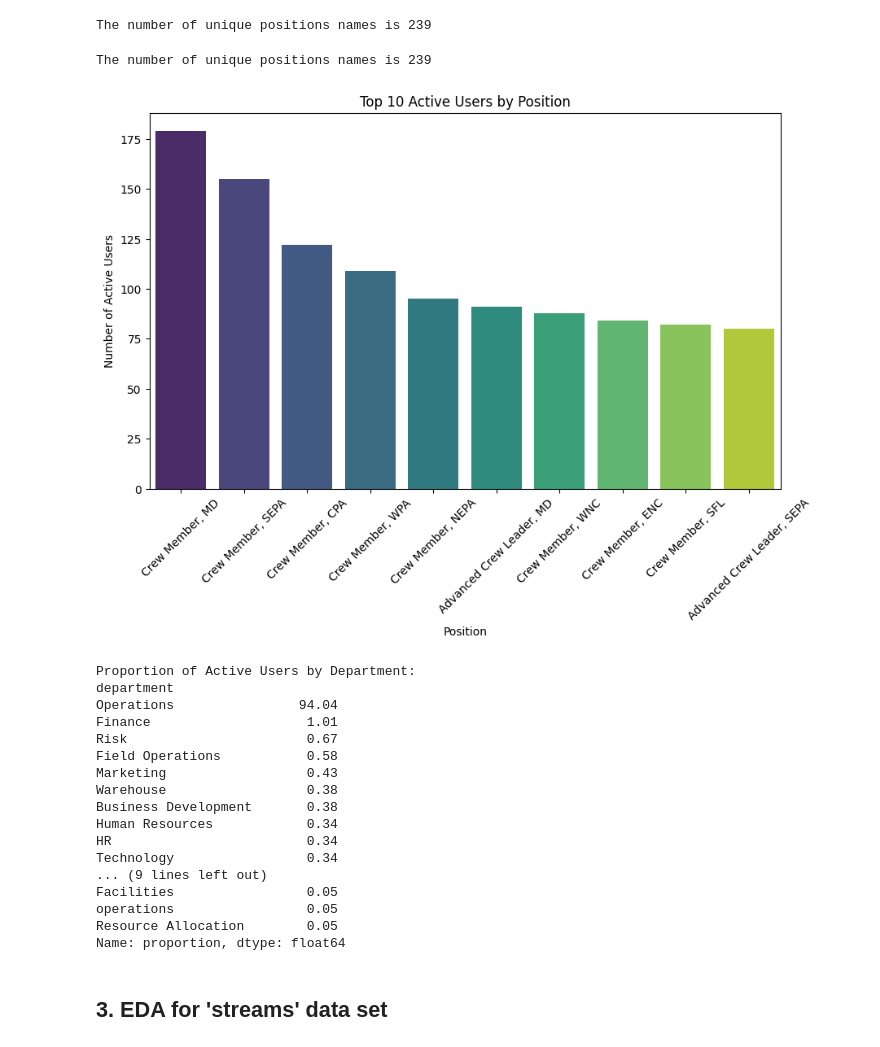
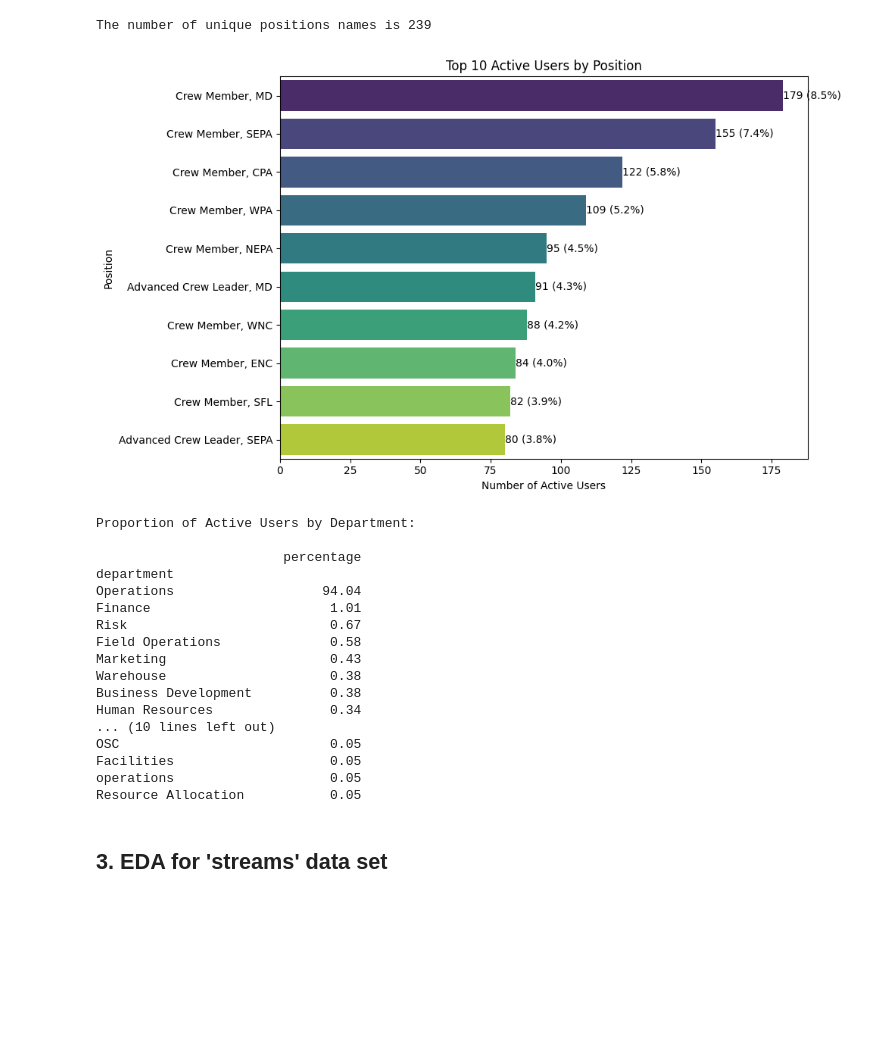
Before and after one commit to edupache/thesis_GenAI, a Jupyter notebook: EDA/EDA_users_datasets.ipynb, the cells around one changed output. Cells and saved outputs as stored; diff of their text form; code cells hidden in the pictures; blank space fills up the shorter version.

Commit message:
EDA seaborn changes

```diff
--- a/EDA/EDA_users_datasets.ipynb
+++ b/EDA/EDA_users_datasets.ipynb
@@ -60,11 +52,8 @@ print(BASE_PATH)
 This dataset contains information about the users in the system. It includes attributes such as user ID, name, age, and gender.
 # %%
 # Users data
-#path = "data\\production_datasets\\FlaggerForce\\users_export"
-path_rel = "/data/production_datasets/FlaggerForce/users_export"
-path = os.path.join(BASE_PATH,path_rel)
-print(BASE_PATH)
-print(path)
+# path = "/home/ubuntu/thesis_GenAI/data/production_datasets/FlaggerForce/users_export"   # path in vm
+path = "C:\\Users\\eduar\\Documents\\Master_Thesis\\GenAI_Thesis_Beekeeper\\data\\production_datasets\\FlaggerForce\\users_export"  # Local path
 
 file_name = "flaggerforce_users_2024-03-05T23-44-35.xlsx"
 file_path = os.path.join(path, file_name)
@@ -199,58 +199,59 @@ fig.show()
 # %% [output]
 The number of unique positions names is 239
 # %%
-import pandas as pd
 import seaborn as sns
 import matplotlib.pyplot as plt
 
-# Assuming df_users is your DataFrame and it has been loaded correctly
-
-# Filter out only active users
+# Active Users by Position
+# Filter active users
 df_users_active = df_users[df_users['state'] == 'active']
 
-# Display number of unique position names
-print(f"The number of unique positions names is {df_users_active['display_name_extension'].nunique()}")
+# Group by display_name_extension and count active users
+position_size = df_users_active.groupby('display_name_extension')['state'].value_counts().unstack().fillna(0).sort_values('active', ascending=False).head(10)
 
-# Group by position and count active users, then sort and get the top 10
-position_size = df_users_active.groupby('display_name_extension').size().reset_index(name='counts')
-top_positions = position_size.sort_values(by='counts', ascending=False).head(10)
+# Plotting with Seaborn
+plt.figure(figsize=(10, 6))
+sns.barplot(x=position_size['active'], y=position_size.index, palette='viridis')
 
-# Plotting with seaborn
-plt.figure(figsize=(10, 6))
-bar_plot = sns.barplot(x='display_name_extension', y='counts', data=top_positions, palette='viridis')
+# Add annotations (number of active users and percentages)
+for i, (value, label) in enumerate(zip(position_size['active'], position_size.index)):
+    plt.text(value, i, f'{value} ({value / df_users_active.shape[0]:.1%})', va='center')
+
 plt.title('Top 10 Active Users by Position')
-plt.xlabel('Position')
-plt.ylabel('Number of Active Users')
-plt.xticks(rotation=45)  # Rotate the position names for better visibility if necessary
-
-# Show the plot
+plt.xlabel('Number of Active Users')
+plt.ylabel('Position')
+plt.tight_layout()
 plt.show()
 # %% [output]
-The number of unique positions names is 239
-[figure, old version]
+[figure, new version]
 # %%
-# Active users proportions by department
-operations_percent = df_users_active['department'].value_counts(normalize=True).mul(100).round(2).sort_values(ascending=False)
+# Active users by department
+operations_percent = df_users_active['department'].value_counts(normalize=True).mul(100).round(2).sort_values(ascending=False).to_frame()
+# Add a title to the percentage column
+operations_percent.columns = ['percentage']
+
+# Print the percentage of active users by department
 print("Proportion of Active Users by Department:")
+print()
 print(operations_percent)
 # %% [output]
 Proportion of Active Users by Department:
+
+                        percentage
 department
-Operations                94.04
-Finance                    1.01
-Risk                       0.67
-Field Operations           0.58
-Marketing                  0.43
-Warehouse                  0.38
-Business Development       0.38
-Human Resources            0.34
-HR                         0.34
-Technology                 0.34
-... (9 lines left out)
-Facilities                 0.05
-operations                 0.05
-Resource Allocation        0.05
-Name: proportion, dtype: float64
+Operations                   94.04
+Finance                       1.01
+Risk                          0.67
+Field Operations              0.58
+Marketing                     0.43
+Warehouse                     0.38
+Business Development          0.38
+Human Resources               0.34
+... (10 lines left out)
+OSC                           0.05
+Facilities                    0.05
+operations                    0.05
+Resource Allocation           0.05
 # %%
 # Export users data for further analysis
 # Save the data
```
Also changed, not shown: parts of 15 cells of this notebook.
